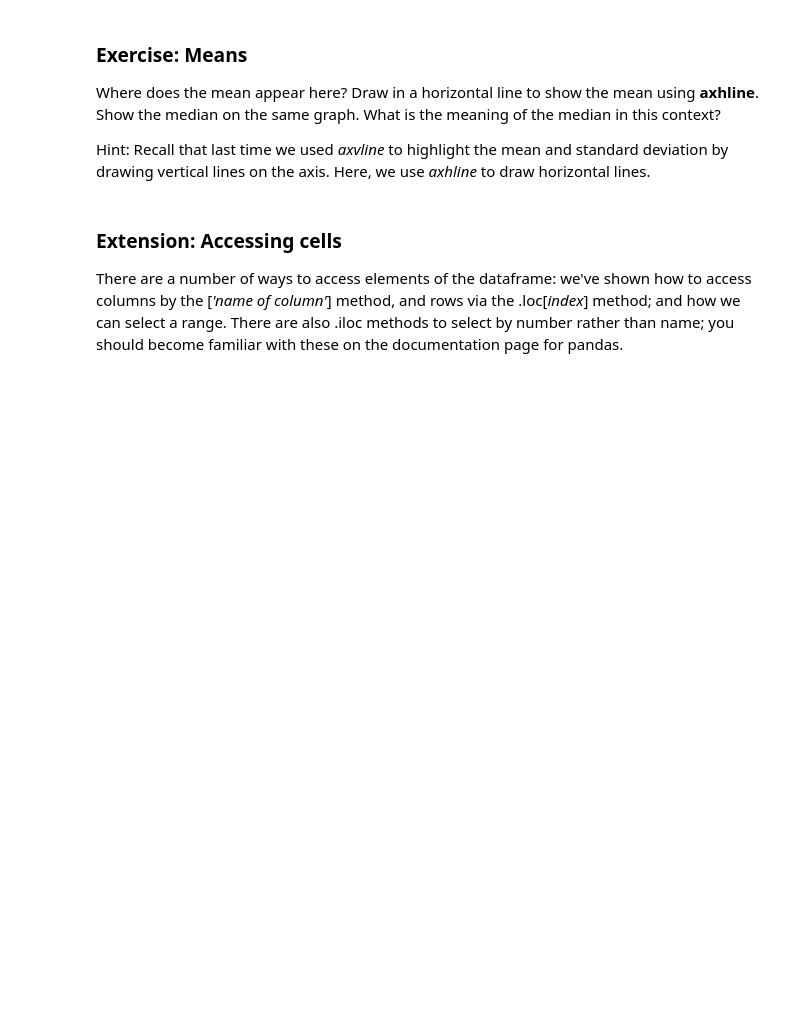
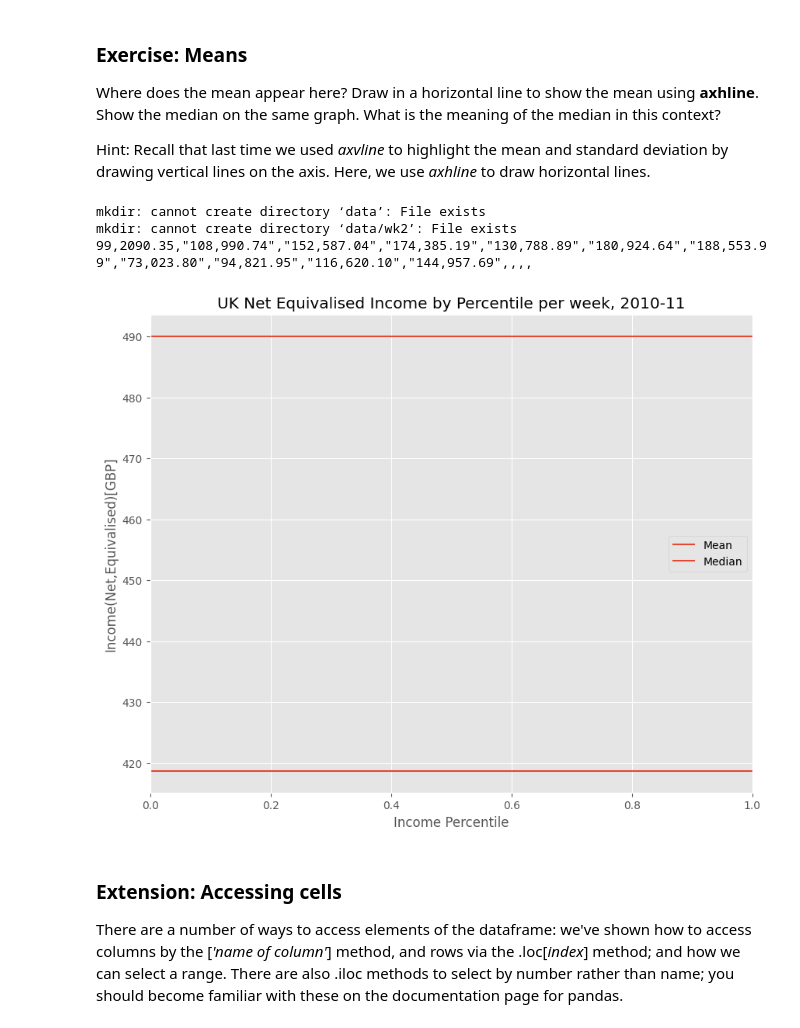
Before and after one commit to Valerie0518/QM2, a Jupyter notebook: “W2_Working_with_Data_in_Pandas_ipynb”的副本.ipynb, the cells around one changed output. Drawn from its saved outputs; the diff is of its cells as text; code cells hidden in the pictures; blank space fills up the shorter version.

```diff
--- a/“W2_Working_with_Data_in_Pandas_ipynb”的副本.ipynb
+++ b/“W2_Working_with_Data_in_Pandas_ipynb”的副本.ipynb
@@ -220,22 +234,27 @@ Hint: Recall that last time we used *axvline* to highlight the mean and standard
 # %%
 !mkdir data
 !mkdir data/wk2
 !curl https://s3.eu-west-2.amazonaws.com/qm2/wk2/incomes.csv
 import pandas
 import pylab
 import matplotlib.pyplot as plt
 data_path ="./data/wk2/incomes.csv"
-income = pandas.read_csv(data path,index col=0)
+income = pandas.read_csv(data_path,index_col=0)
 mean_income = income['Net equivalised household income in 2010-11, week'].mean()
-median_income=income['Net eguivalised household income in 2010-11, week'].median()
-plt.axhline(y=mean income,label='Mean')
-plt.axhline(y=median income,label='Median')
+median_income=income['Net equivalised household income in 2010-11, week'].median()
+plt.axhline(y=mean_income,label='Mean')
+plt.axhline(y=median_income,label='Median')
 plt.legend()
 plt.title('UK Net Equivalised Income by Percentile per week, 2010-11')
 plt.xlabel('Income Percentile')
 plt.ylabel('Income(Net,Equivalised)[GBP]')
-plt.legend(
+plt.legend()
 plt.show()
+# %% [output]
+mkdir: cannot create directory ‘data’: File exists
+mkdir: cannot create directory ‘data/wk2’: File exists
+99,2090.35,"108,990.74","152,587.04","174,385.19","130,788.89","180,924.64","188,553.99","73,023.80","94,821.95","116,620.10","144,957.69",,,,
+[figure, added]
 # %% [markdown]
 ### Extension: Accessing cells
 
```
Also changed, not shown: parts of 11 cells of this notebook.
